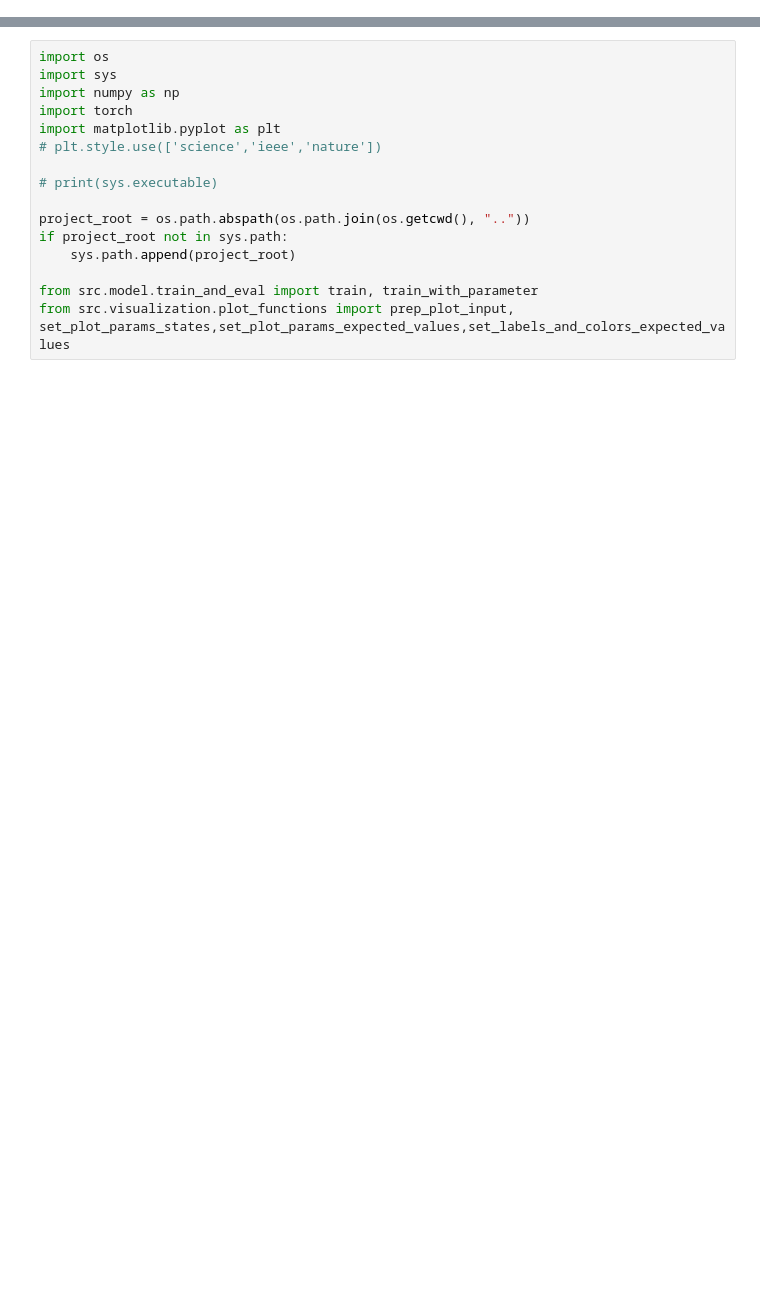
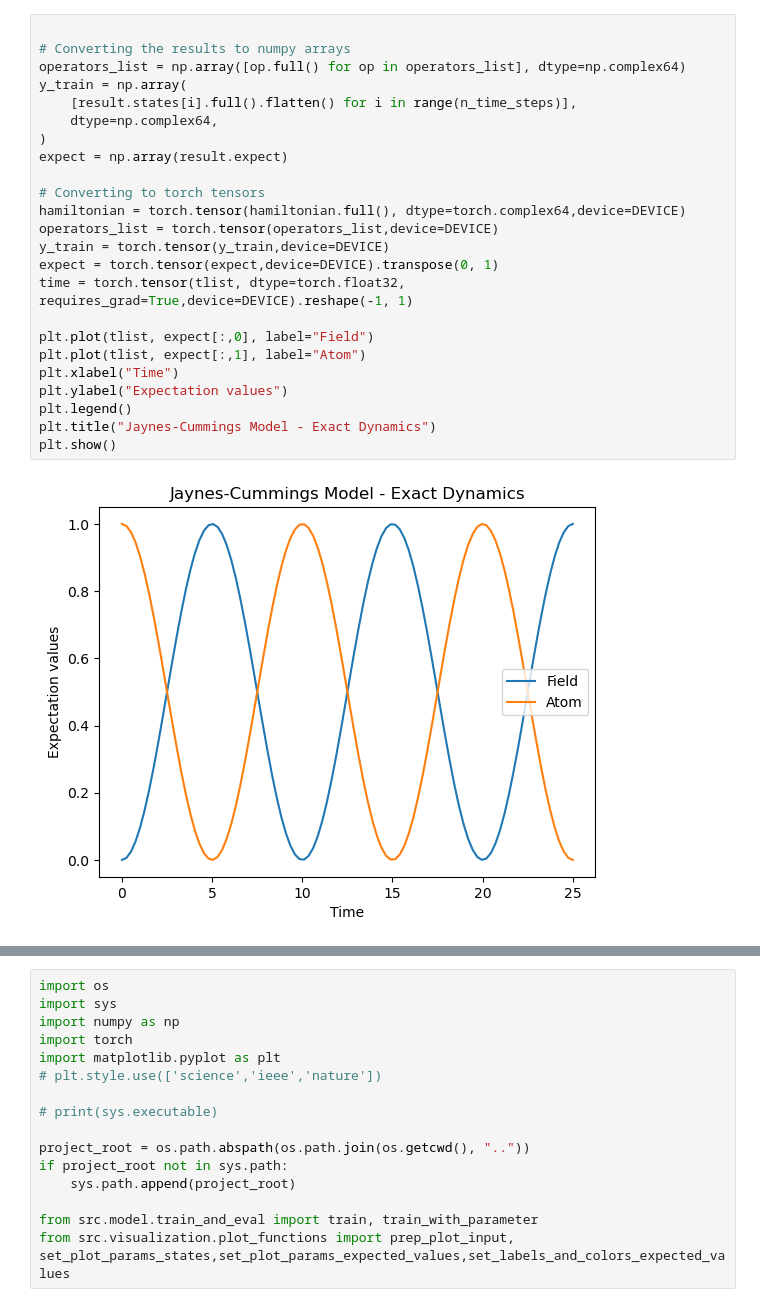
Before and after one commit to rodrigops123/pinn-effective-hamiltonian, a Jupyter notebook: apps/test_nb2.ipynb, the cells around one changed output, grey strips where cells are left out. Cells and saved outputs as stored; diff of their text form; blank space fills up the shorter version.

```diff
--- a/apps/test_nb2.ipynb
+++ b/apps/test_nb2.ipynb
@@ -0,0 +49,26 @@
+# %%
+
+# Converting the results to numpy arrays
+operators_list = np.array([op.full() for op in operators_list], dtype=np.complex64)
+y_train = np.array(
+    [result.states[i].full().flatten() for i in range(n_time_steps)],
+    dtype=np.complex64,
+)
+expect = np.array(result.expect)
+
+# Converting to torch tensors
+hamiltonian = torch.tensor(hamiltonian.full(), dtype=torch.complex64,device=DEVICE)
+operators_list = torch.tensor(operators_list,device=DEVICE)
+y_train = torch.tensor(y_train,device=DEVICE)
+expect = torch.tensor(expect,device=DEVICE).transpose(0, 1)
+time = torch.tensor(tlist, dtype=torch.float32, requires_grad=True,device=DEVICE).reshape(-1, 1)
+
+plt.plot(tlist, expect[:,0], label="Field")
+plt.plot(tlist, expect[:,1], label="Atom")
+plt.xlabel("Time")
+plt.ylabel("Expectation values")
+plt.legend()
+plt.title("Jaynes-Cummings Model - Exact Dynamics")
+plt.show()
+# %% [output]
+[figure, added]
```
Also changed, not shown: parts of 8 cells of this notebook, 1 other file.
